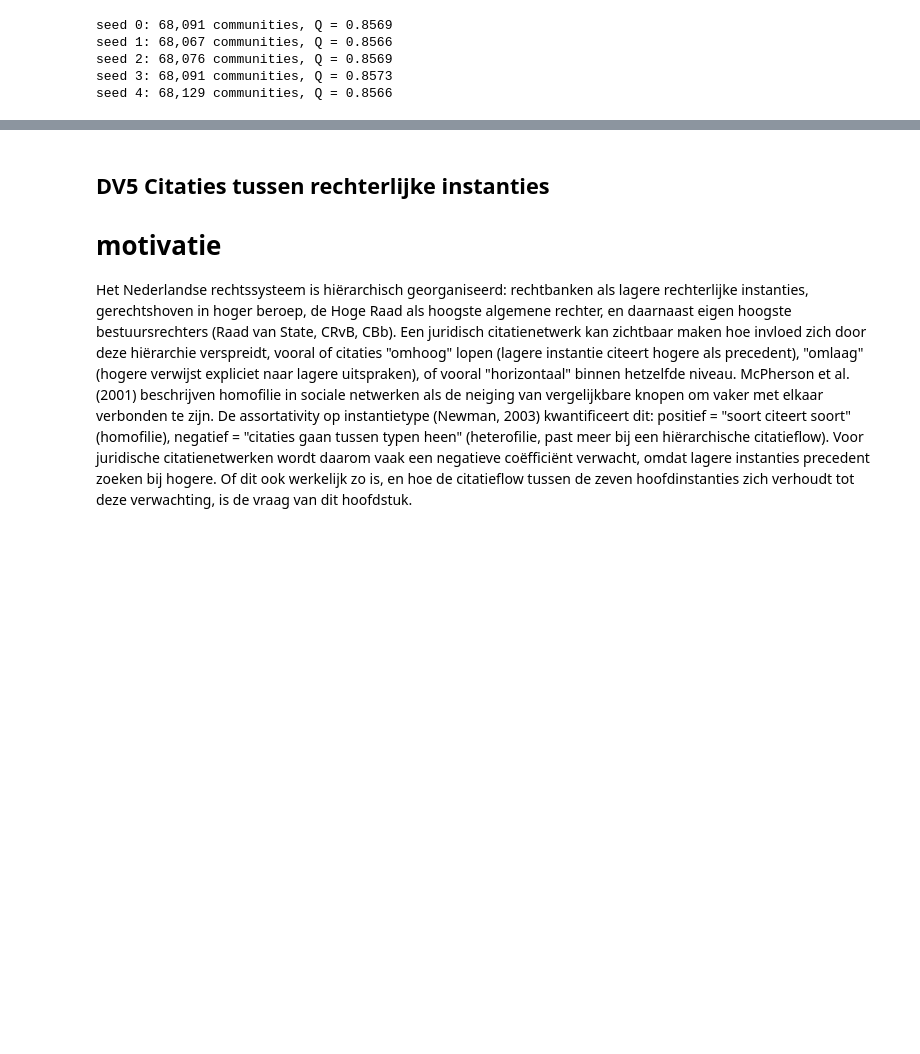
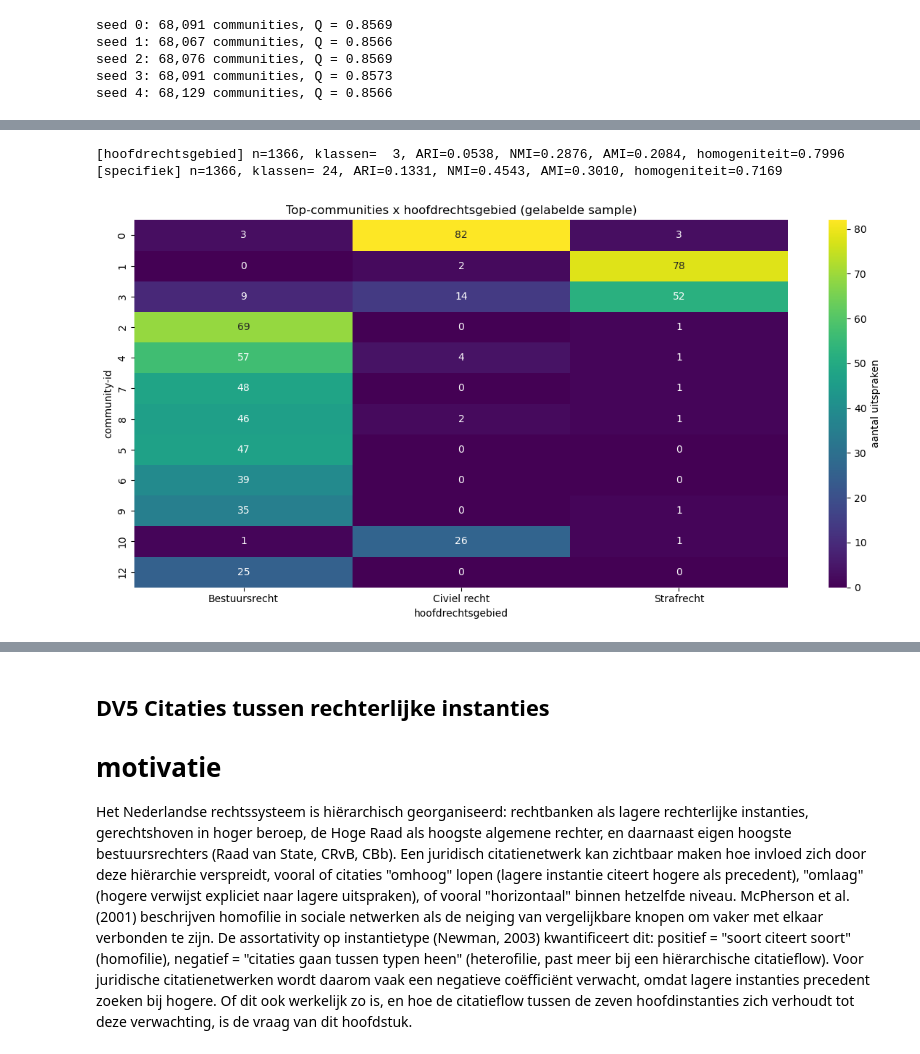
Before and after one commit to vinwiegman/thesis-project, a Jupyter notebook: notebooks/1- eigen_onderzoek.ipynb, the cells around one changed output, grey strips where cells are left out. Drawn from its saved outputs; the diff is of its cells as text; code cells hidden in the pictures; blank space fills up the shorter version.

```diff
--- a/notebooks/1- eigen_onderzoek.ipynb
+++ b/notebooks/1- eigen_onderzoek.ipynb
@@ -771,3 +805,12 @@ seed 1: 68,067 communities, Q = 0.8566
 seed 2: 68,076 communities, Q = 0.8569
 seed 3: 68,091 communities, Q = 0.8573
 seed 4: 68,129 communities, Q = 0.8566
+# %%
+# beste Leiden kiezen (hoogste modulariteit)
+best = max(leiden_results, key=lambda r: r['modularity'])
+partition_best = best['partition']
+node_comm = {G_ig.vs[i]['_nx_name']: c for i, c in enumerate(partition_best.membership)}
+comm_sizes = Counter(node_comm.values())
+
+print(f"best: seed {best['seed']}, {best['n_communities']:,} communities, Q={best['modularity']:.4f}")
+print(f"grootste 5 communities (id, grootte): {comm_sizes.most_common(5)}")
@@ -773,0 +908,56 @@ seed 4: 68,129 communities, Q = 0.8566
+# %%
+# vergelijking communities vs rechtsgebieden (twee labelniveaus uit dezelfde cache)
+from sklearn.metrics import (adjusted_rand_score, normalized_mutual_info_score,
+                             adjusted_mutual_info_score, homogeneity_score)
+
+# meest specifieke rechtsgebied = laatste niveau van het subject-pad
+rg_specific = {n: rg_cache[n]['full'][0].split(';')[-1].strip()
+               for n in sample_nodes if rg_cache[n]['full']}
+
+def vergelijk(labels_map, naam):
+    # gebruik alleen sample-knopen waarvoor een rechtsgebiedlabel beschikbaar is
+    lab = [n for n in sample_nodes if n in labels_map]
+
+    # Leiden communituy labels
+    cl  = [node_comm[n] for n in lab]
+
+    # rechtsgebied labels uit API
+    rl  = [labels_map[n] for n in lab]
+
+    print(f"[{naam}] n={len(lab)}, klassen={len(set(rl)):>3}, "
+          f"ARI={adjusted_rand_score(cl, rl):.4f}, "
+          f"NMI={normalized_mutual_info_score(cl, rl):.4f}, "
+          f"AMI={adjusted_mutual_info_score(cl, rl):.4f}, "
+          f"homogeniteit={homogeneity_score(rl, cl):.4f}")
+
+vergelijk(rg_primary,'hoofdrechtsgebied')
+vergelijk(rg_specific,'specifiek')
+
+
+# contingency table voor top communities en hoofdrechtsgebied labels
+labelled    = [n for n in sample_nodes if n in rg_primary]
+comm_labels = [node_comm[n] for n in labelled]
+rg_labels   = [rg_primary[n] for n in labelled]
+
+ct = pd.crosstab(pd.Series(comm_labels, name='community'),
+                 pd.Series(rg_labels, name='rechtsgebied'))
+top_comms = [c for c, _ in Counter(comm_labels).most_common(12)]
+ct_top = ct.loc[top_comms]
+
+# zuiverheid = aandeel van het dominante rechtsgebied binnen een community
+purity = (ct_top.max(axis=1) / ct_top.sum(axis=1)).rename('zuiverheid')
+
+fig, ax = plt.subplots(figsize=(12, 6))
+sns.heatmap(ct_top, cmap='viridis', annot=True, fmt='d',
+            cbar_kws={'label': 'aantal uitspraken'}, ax=ax)
+ax.set_title('Top-communities x hoofdrechtsgebied (gelabelde sample)')
+ax.set_xlabel('hoofdrechtsgebied'); ax.set_ylabel('community-id')
+plt.tight_layout(); plt.show()
+
+print("zuiverheid per top-community (aandeel dominant rechtsgebied):")
+print(purity.round(2).to_string())
+print(f"\ngemiddelde zuiverheid top-{len(top_comms)}: {purity.mean():.2f}")
+# %% [output]
+[hoofdrechtsgebied] n=1366, klassen=  3, ARI=0.0538, NMI=0.2876, AMI=0.2084, homogeniteit=0.7996
+[specifiek] n=1366, klassen= 24, ARI=0.1331, NMI=0.4543, AMI=0.3010, homogeniteit=0.7169
+[figure, added]
```
Also changed, not shown: parts of 11 cells of this notebook.
